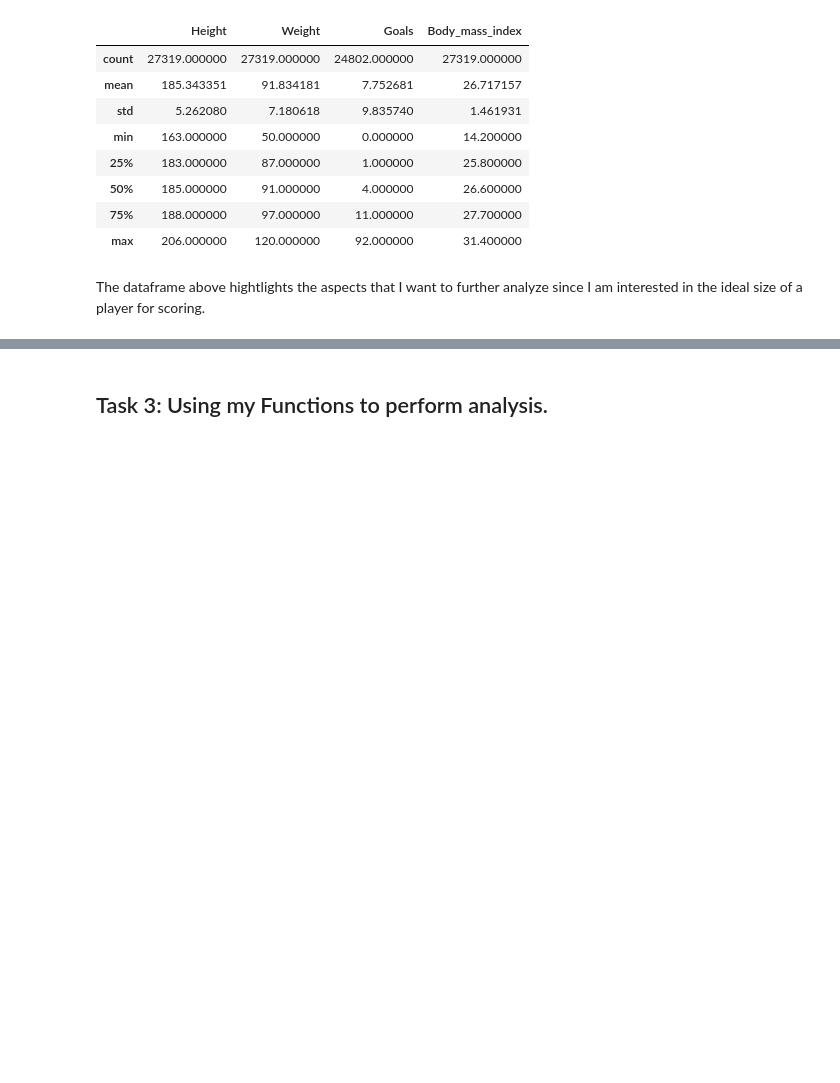
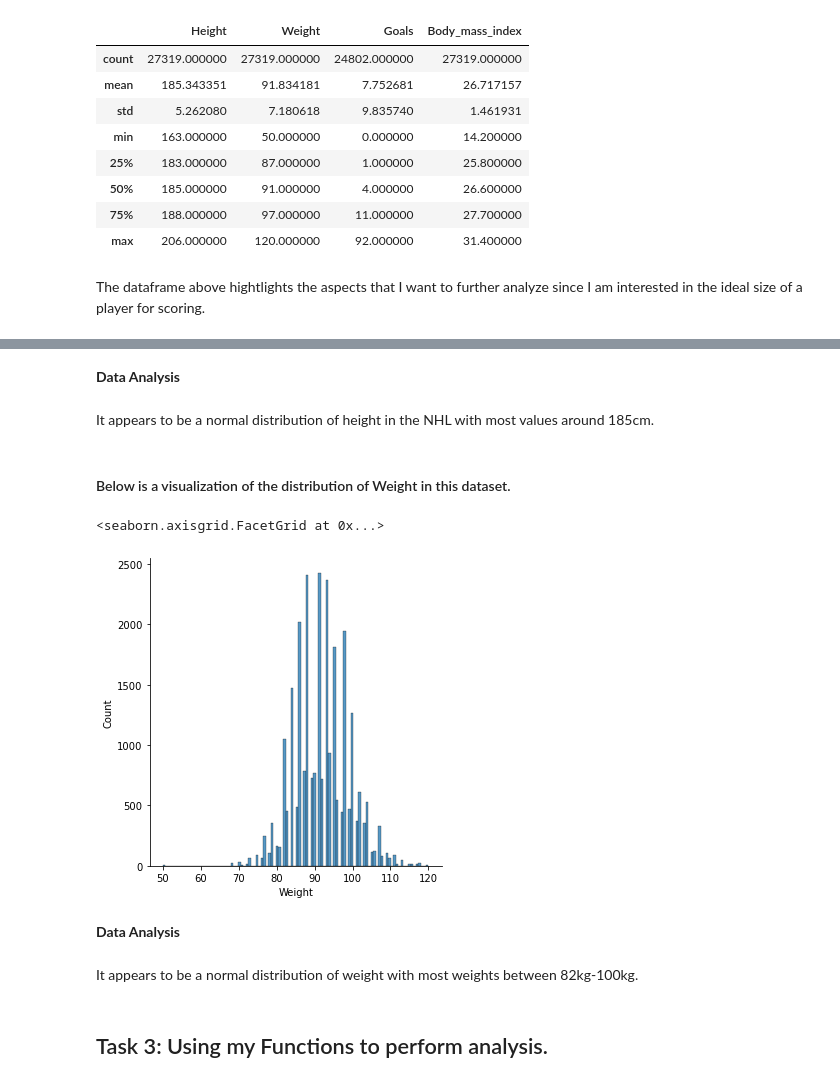
Before and after one commit to data301-2021-winter1/project-group38-project, a Jupyter notebook: notebooks/analysis1.ipynb, the cells around one changed output, grey strips where cells are left out. Cells and saved outputs as stored; diff of their text form; code cells hidden in the pictures; blank space fills up the shorter version.

Commit message:
Finished most analysis, more can be touched up in future

```diff
--- a/notebooks/analysis1.ipynb
+++ b/notebooks/analysis1.ipynb
@@ -87,3 +94,18 @@ The dataframe above hightlights the aspects that I want to further analyze since
+# %% [markdown]
+**Data Analysis**
+# %% [markdown]
+It appears to be a normal distribution of height in the NHL with most values around 185cm.
+# %% [markdown]
+#### Below is a visualization of the distribution of Weight in this dataset.
+# %%
+sns.displot(nhlData["Weight"])
+# %% [output]
+<seaborn.axisgrid.FacetGrid at 0x...>
+[figure, added]
+# %% [markdown]
+**Data Analysis**
+# %% [markdown]
+It appears to be a normal distribution of weight with most weights between 82kg-100kg.
 # %% [markdown]
 ## Task 3: Using my Functions to perform analysis.
 # %%
```
Also changed, not shown: parts of 25 cells of this notebook, 1 other file.
